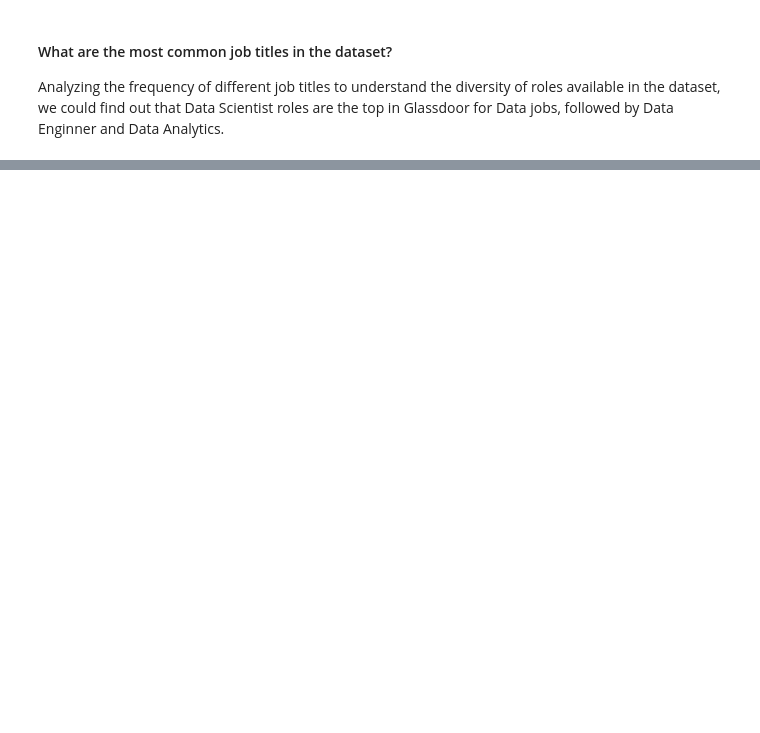
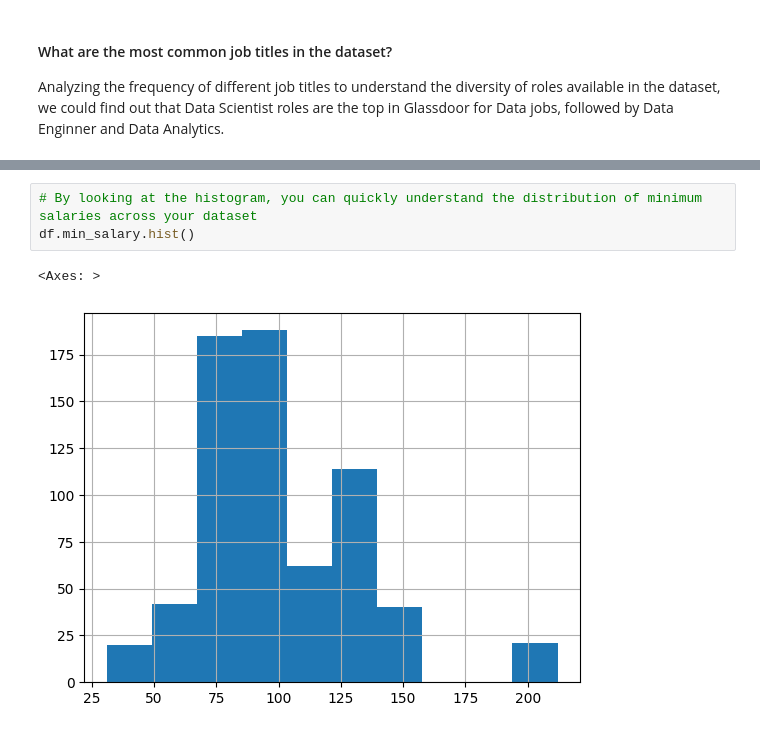
Before and after one commit to felipe-de-castro/DataJobPostingGlassdoor, a Jupyter notebook: project-glassdoor-data.ipynb, the cells around one changed output, grey strips where cells are left out. Cells and saved outputs as stored; diff of their text form; blank space fills up the shorter version.

```diff
--- a/project-glassdoor-data.ipynb
+++ b/project-glassdoor-data.ipynb
@@ -220,3 +212,9 @@ plt.tight_layout()
 plt.show()
 # %% [output]
 [figure]
+# %%
+# By looking at the histogram, you can quickly understand the distribution of minimum salaries across your dataset
+df.min_salary.hist()
+# %% [output]
+<Axes: >
+[figure, added]
```
Also changed, not shown: parts of 8 cells of this notebook.
